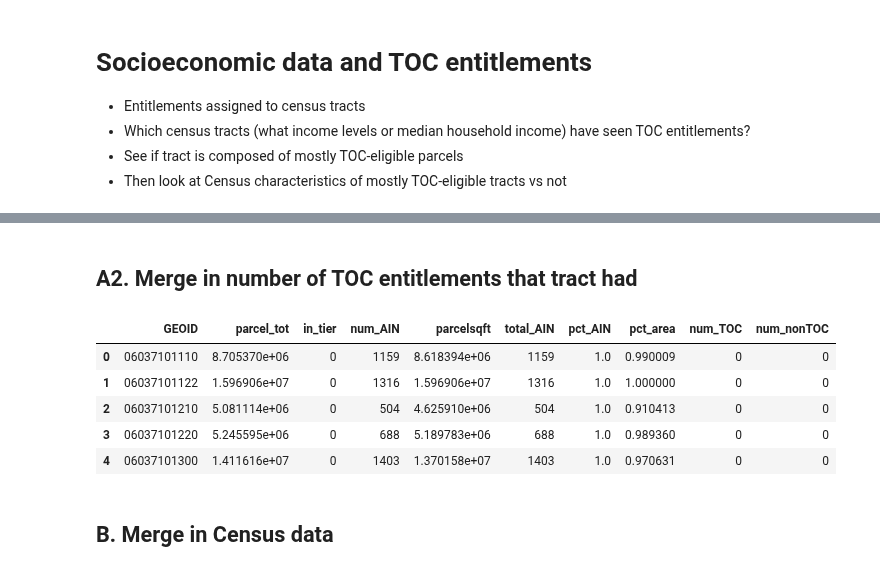
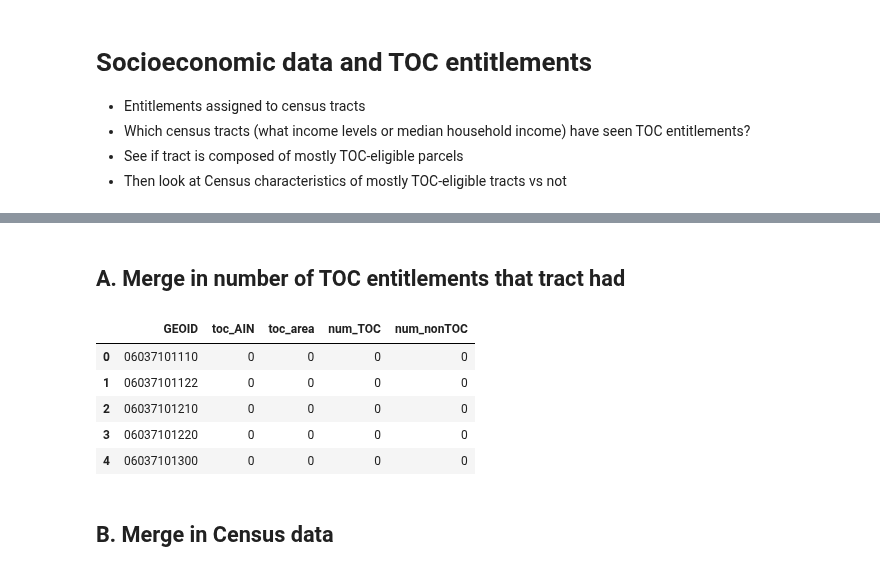
Before and after one commit to CityOfLosAngeles/planning-entitlements, a Jupyter notebook: notebooks/C6-toc-census-stats.ipynb, the cells around one changed output, grey strips where cells are left out. Saved outputs shown, nothing was run; the diff lists cells and outputs as text; code cells hidden in the pictures.

Commit message:
Move TOC-eligibility definition into src

```diff
--- a/notebooks/C6-toc-census-stats.ipynb
+++ b/notebooks/C6-toc-census-stats.ipynb
@@ -90,7 +21,14 @@ def toc_tracts_clean_and_aggregate():
-# %%
-df = toc_tracts_clean_and_aggregate()
 # %% [markdown]
-## A2. Merge in number of TOC entitlements that tract had
+## A. Merge in number of TOC entitlements that tract had
+# %%
+crosswalk_parcels_tracts = catalog.crosswalk_parcels_tracts.read()
+
+keep = ["GEOID", "toc_AIN", "toc_area"]
+crosswalk_parcels_tracts = (crosswalk_parcels_tracts[keep]
+                            .drop_duplicates()
+                            .sort_values("GEOID")
+                            .reset_index(drop=True)
+                           )
 # %%
 # Download parcels with TOC entitlement info, and only keep parcels with TOC ent
 def tracts_with_TOC_ent():
@@ -119,16 +57,16 @@ def tracts_with_TOC_ent():
 # %%
 toc_ent = tracts_with_TOC_ent()
 # %%
-# Merge together
-df = pd.merge(df, toc_ent, on = "GEOID", how = "left", validate = "1:1")
+# Merge together with whether tract is TOC eligibility or not
+df = pd.merge(crosswalk_parcels_tracts, toc_ent, on = "GEOID", how = "left", validate = "1:1")
 df.head()
 # %% [output]
-|  | GEOID | parcel_tot | in_tier | num_AIN | parcelsqft | total_AIN | pct_AIN | pct_area | num_TOC | num_nonTOC |
-| 0 | 06037101110 | 8.705370e+06 | 0 | 1159 | 8.618394e+06 | 1159 | 1.0 | 0.990009 | 0 | 0 |
-| 1 | 06037101122 | 1.596906e+07 | 0 | 1316 | 1.596906e+07 | 1316 | 1.0 | 1.000000 | 0 | 0 |
-| 2 | 06037101210 | 5.081114e+06 | 0 | 504 | 4.625910e+06 | 504 | 1.0 | 0.910413 | 0 | 0 |
-| 3 | 06037101220 | 5.245595e+06 | 0 | 688 | 5.189783e+06 | 688 | 1.0 | 0.989360 | 0 | 0 |
-| 4 | 06037101300 | 1.411616e+07 | 0 | 1403 | 1.370158e+07 | 1403 | 1.0 | 0.970631 | 0 | 0 |
+|  | GEOID | toc_AIN | toc_area | num_TOC | num_nonTOC |
+| 0 | 06037101110 | 0 | 0 | 0 | 0 |
+| 1 | 06037101122 | 0 | 0 | 0 | 0 |
+| 2 | 06037101210 | 0 | 0 | 0 | 0 |
+| 3 | 06037101220 | 0 | 0 | 0 | 0 |
+| 4 | 06037101300 | 0 | 0 | 0 | 0 |
 # %% [markdown]
 ## B. Merge in Census data
 # %%
```
Also changed, not shown: parts of 10 cells of this notebook, 3 other files.
